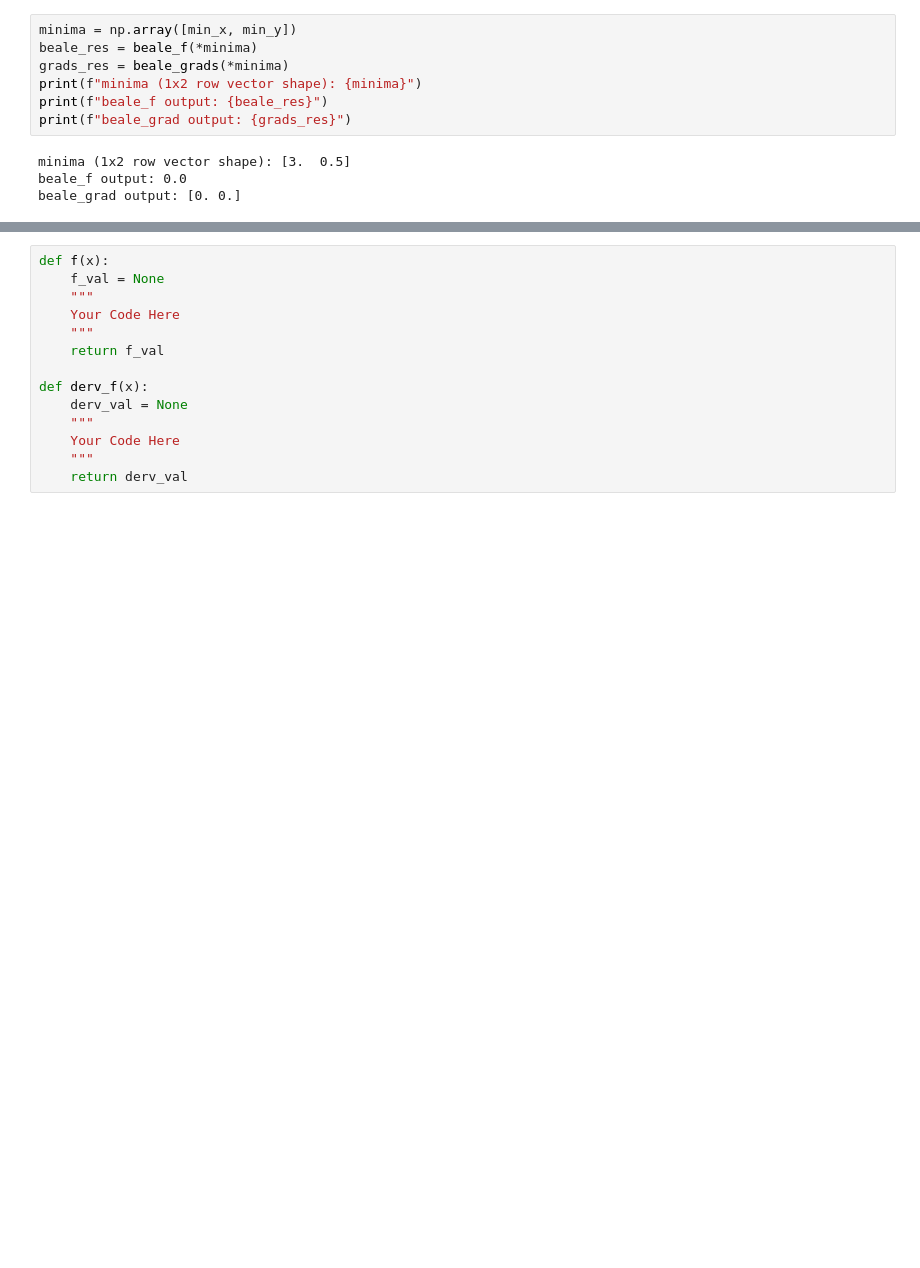
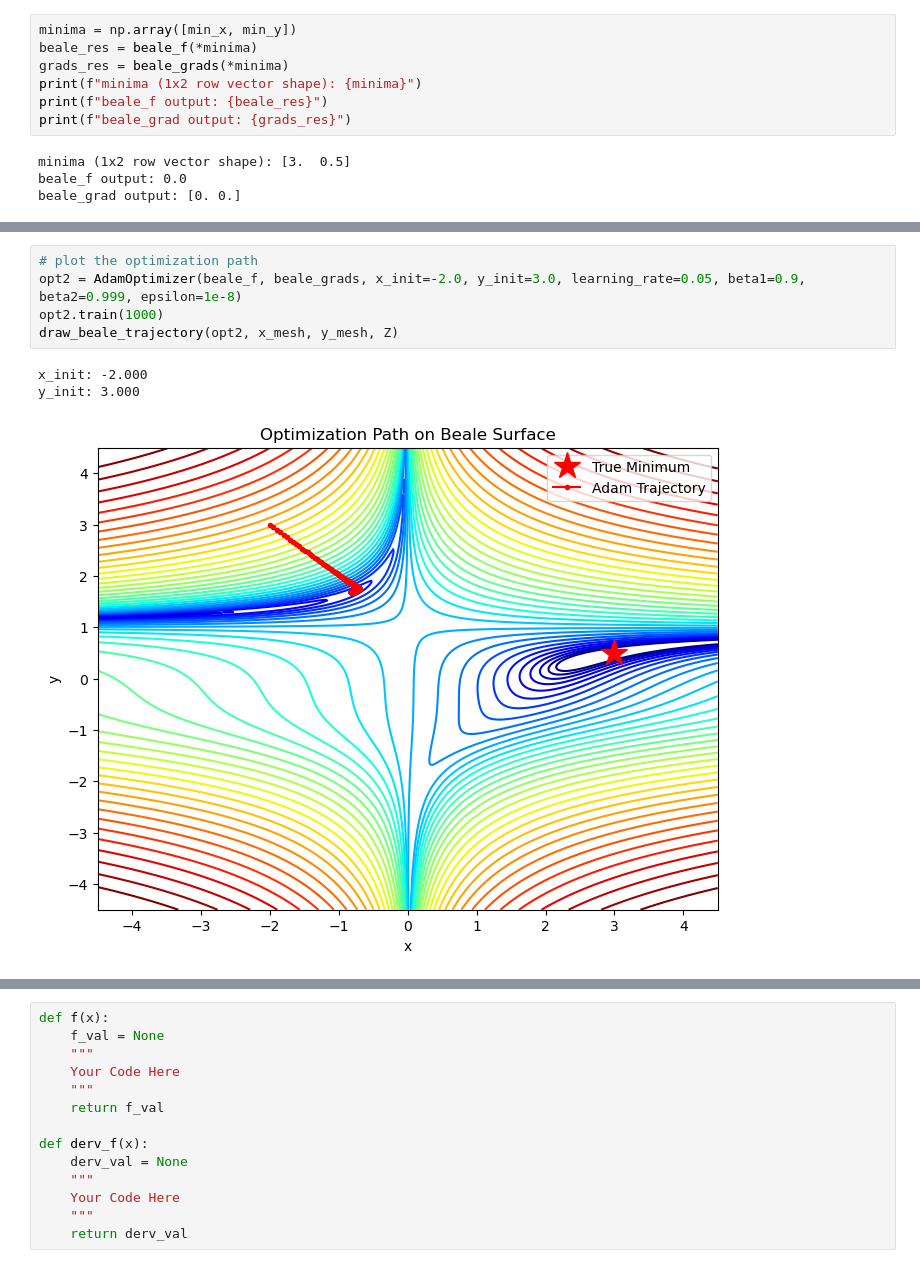
Before and after one commit to AmitosForever/Deep-Learning-Course, a Jupyter notebook: HW1/ece046211_hw1_optimization_autograd.ipynb, the cells around one changed output, grey strips where cells are left out. Cells and saved outputs as stored; diff of their text form; blank space fills up the shorter version.

```diff
--- a/HW1/ece046211_hw1_optimization_autograd.ipynb
+++ b/HW1/ece046211_hw1_optimization_autograd.ipynb
@@ -409,3 +452,12 @@ path = opt.path
+# %%
+# plot the optimization path
+opt2 = AdamOptimizer(beale_f, beale_grads, x_init=-2.0, y_init=3.0, learning_rate=0.05, beta1=0.9, beta2=0.999, epsilon=1e-8)
+opt2.train(1000)
+draw_beale_trajectory(opt2, x_mesh, y_mesh, Z)
+# %% [output]
+x_init: -2.000
+y_init: 3.000
+[figure, added]
 # %% [markdown]
 ### <img src="https://img.icons8.com/color/48/000000/code.png" style="height:50px;display:inline"> Task 3 - PyTorch Autograd
 ---
```
Also changed, not shown: parts of 8 cells of this notebook.
